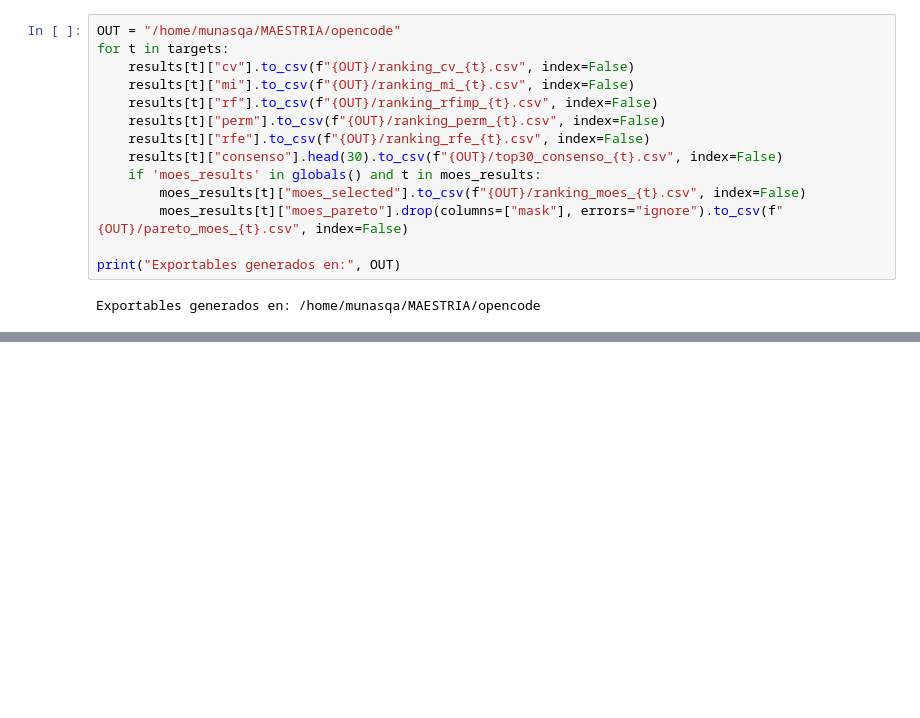
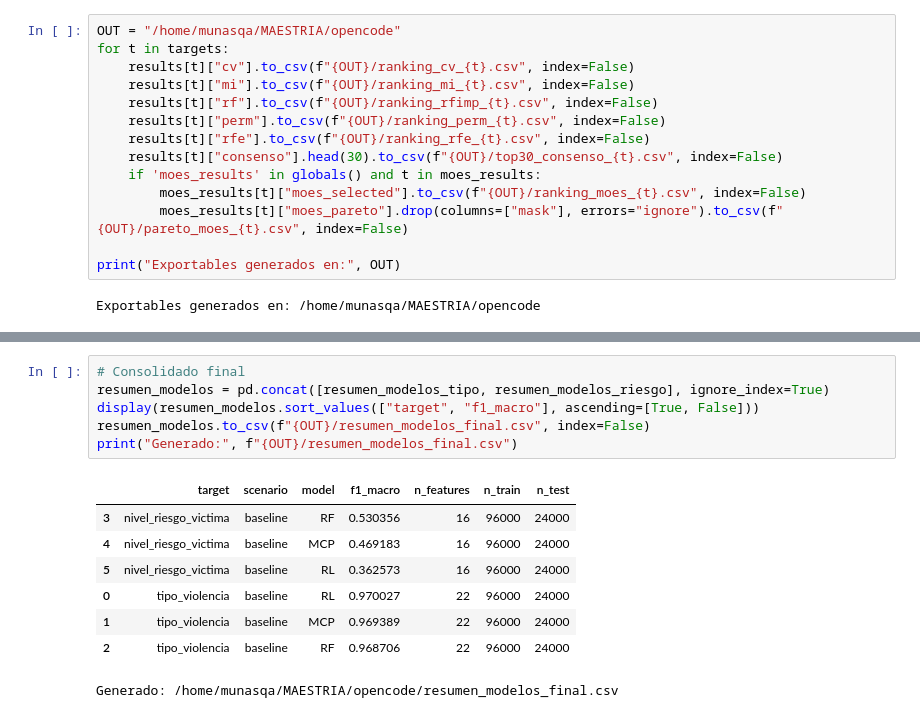
Before and after one commit to umalluq/violencia-eda, a Jupyter notebook: seleccion_caracteristicas_multimetodo_FULL.ipynb, the cells around one changed output, grey strips where cells are left out. Drawn from its saved outputs; the diff is of its cells as text; blank space fills up the shorter version.

```diff
--- a/seleccion_caracteristicas_multimetodo_FULL.ipynb
+++ b/seleccion_caracteristicas_multimetodo_FULL.ipynb
@@ -642,0 +1007,15 @@ Exportables generados en: /home/munasqa/MAESTRIA/opencode
+# %%
+# Consolidado final
+resumen_modelos = pd.concat([resumen_modelos_tipo, resumen_modelos_riesgo], ignore_index=True)
+display(resumen_modelos.sort_values(["target", "f1_macro"], ascending=[True, False]))
+resumen_modelos.to_csv(f"{OUT}/resumen_modelos_final.csv", index=False)
+print("Generado:", f"{OUT}/resumen_modelos_final.csv")
+# %% [output]
+|  | target | scenario | model | f1_macro | n_features | n_train | n_test |
+| 3 | nivel_riesgo_victima | baseline | RF | 0.530356 | 16 | 96000 | 24000 |
+| 4 | nivel_riesgo_victima | baseline | MCP | 0.469183 | 16 | 96000 | 24000 |
+| 5 | nivel_riesgo_victima | baseline | RL | 0.362573 | 16 | 96000 | 24000 |
+| 0 | tipo_violencia | baseline | RL | 0.970027 | 22 | 96000 | 24000 |
+| 1 | tipo_violencia | baseline | MCP | 0.969389 | 22 | 96000 | 24000 |
+| 2 | tipo_violencia | baseline | RF | 0.968706 | 22 | 96000 | 24000 |
+Generado: /home/munasqa/MAESTRIA/opencode/resumen_modelos_final.csv
```
Also changed, not shown: parts of 11 cells of this notebook, 9 other files.
